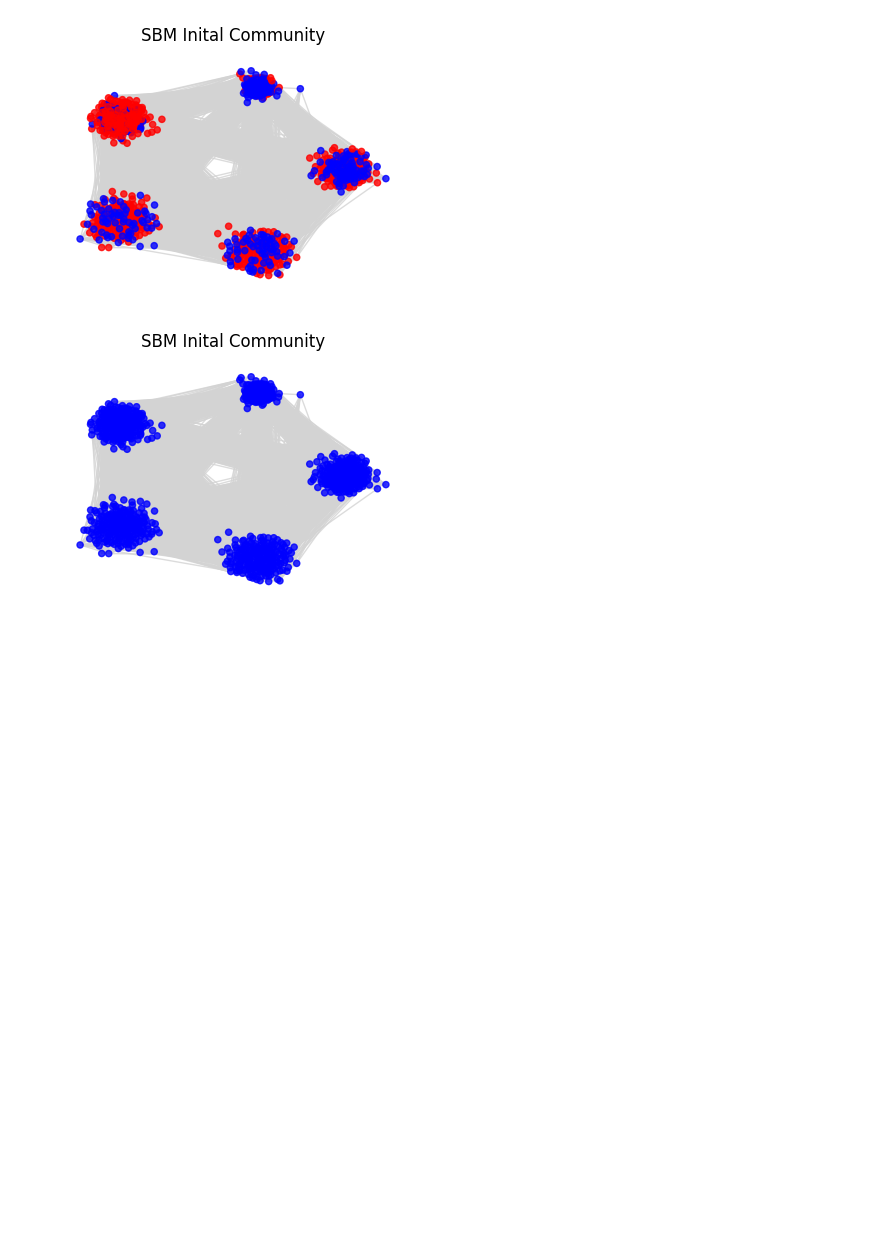
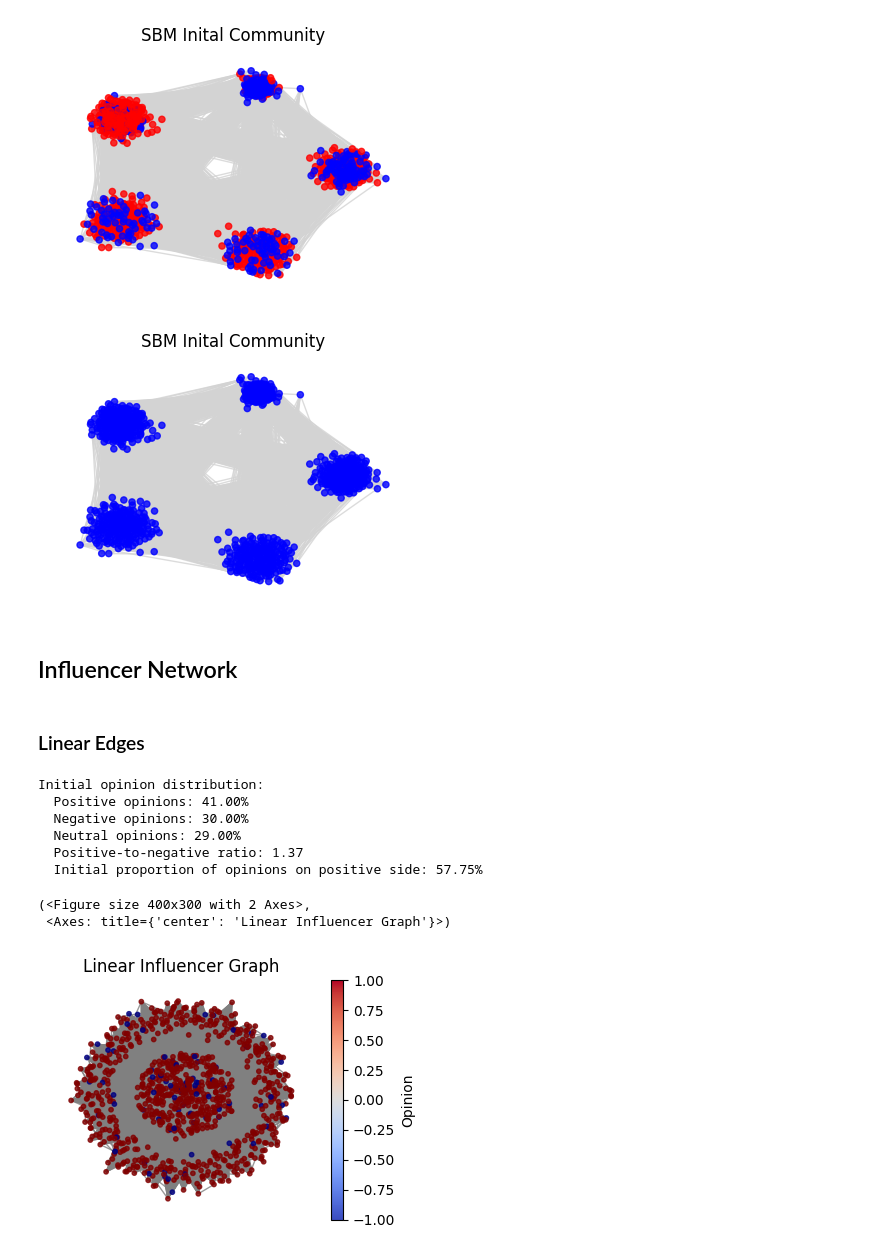
Before and after one commit to lexiekateb/amlds, a Jupyter notebook: report.ipynb, the cells around one changed output. Cells and saved outputs as stored; diff of their text form; code cells hidden in the pictures; blank space fills up the shorter version.

Commit message:
add influencer model

```diff
--- a/report.ipynb
+++ b/report.ipynb
@@ -172,3 +172,38 @@ Initial opinion distribution:
   Initial proportion of opinions on positive side: 57.75%
 [figure]
 [figure]
+# %% [markdown]
+## Influencer Network
+# %% [markdown]
+### Linear Edges
+# %%
+edgesLin = generate_linear_edges(
+    n_buckets=len(counts),
+    start=750,
+    end=1
+)
+
+linInfG = create_influencer_graph(
+    n_nodes=1000,
+    bucket_counts=counts,
+    bucket_edges=edgesLin
+)
+
+modelLinInf = DeGrootThresholdModel(linInfG, local_agreement_threshold=0.6)
+modelLinInf.initialize_opinions_manual(
+    initial_opinions=ispal_op,
+    proportions=ispal_prop
+)
+
+modelLinInf.run(50)
+plot_network(linInfG, opinions=modelLinInf.opinions, title='Linear Influencer Graph')
+# %% [output]
+Initial opinion distribution:
+  Positive opinions: 41.00%
+  Negative opinions: 30.00%
+  Neutral opinions: 29.00%
+  Positive-to-negative ratio: 1.37
+  Initial proportion of opinions on positive side: 57.75%
+(<Figure size 400x300 with 2 Axes>,
+ <Axes: title={'center': 'Linear Influencer Graph'}>)
+[figure, added]
```
